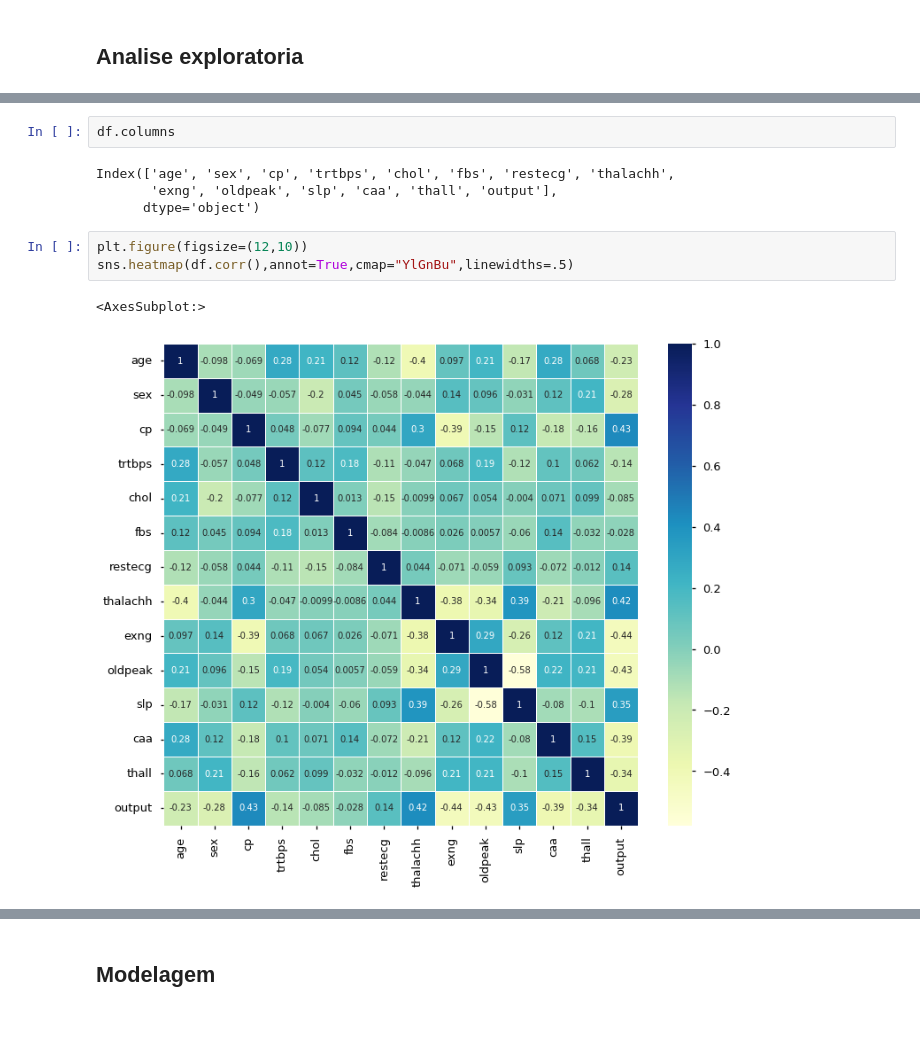
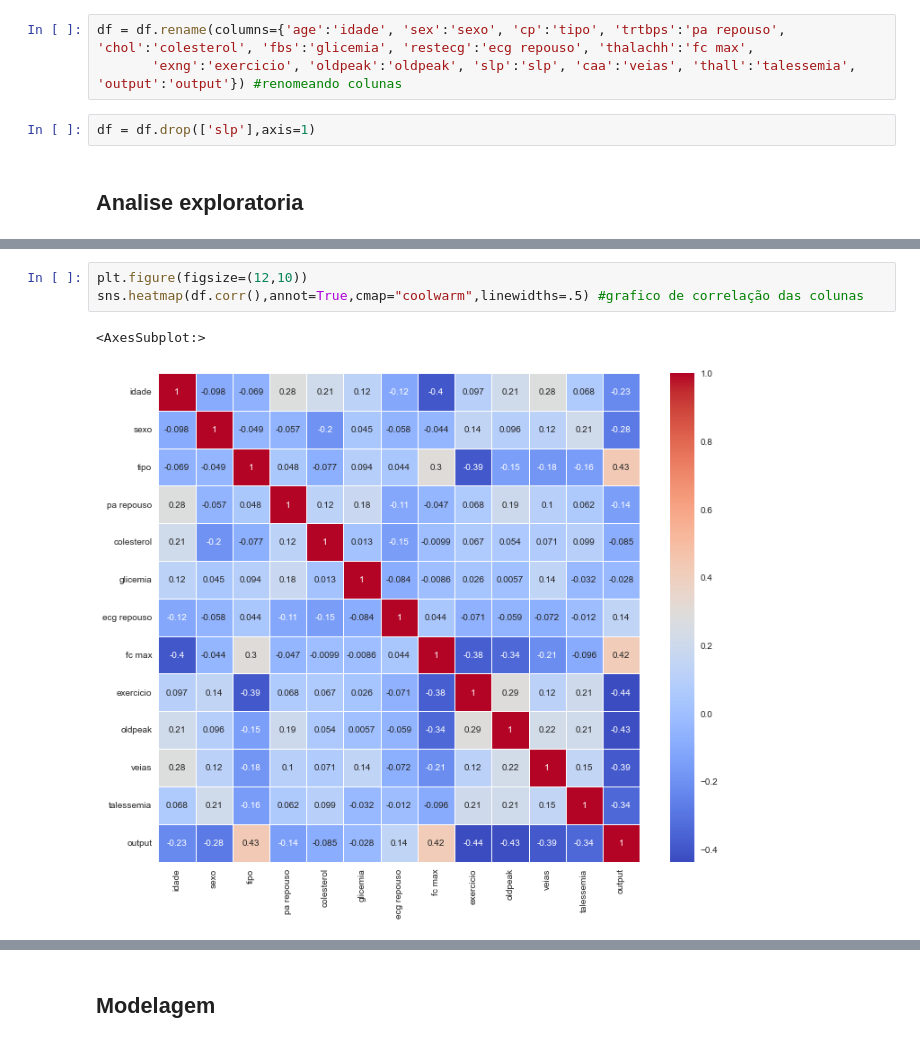
Before and after one commit to RaquelCastellani/Doenca_cardiaca, a Jupyter notebook: projeto final.ipynb, the cells around one changed output, grey strips where cells are left out. Saved outputs shown, nothing was run; the diff lists cells and outputs as text.

```diff
--- a/projeto final.ipynb
+++ b/projeto final.ipynb
@@ -41,3 +32,8 @@ Name: output, dtype: float64
+# %%
+df = df.rename(columns={'age':'idade', 'sex':'sexo', 'cp':'tipo', 'trtbps':'pa repouso', 'chol':'colesterol', 'fbs':'glicemia', 'restecg':'ecg repouso', 'thalachh':'fc max',
+       'exng':'exercicio', 'oldpeak':'oldpeak', 'slp':'slp', 'caa':'veias', 'thall':'talessemia', 'output':'output'}) #renomeando colunas
+# %%
+df = df.drop(['slp'],axis=1)
 # %% [markdown]
 ## Analise exploratoria
 # %%
@@ -84,12 +109,6 @@ df.describe()
-# %%
-df.columns
-# %% [output]
-Index(['age', 'sex', 'cp', 'trtbps', 'chol', 'fbs', 'restecg', 'thalachh',
-       'exng', 'oldpeak', 'slp', 'caa', 'thall', 'output'],
-      dtype='object')
 # %%
 plt.figure(figsize=(12,10))
-sns.heatmap(df.corr(),annot=True,cmap="YlGnBu",linewidths=.5)
+sns.heatmap(df.corr(),annot=True,cmap="coolwarm",linewidths=.5) #grafico de correlação das colunas
 # %% [output]
 <AxesSubplot:>
-[figure, old version]
+[figure, new version]
```
Also changed, not shown: parts of 31 cells of this notebook, 1 other file.
